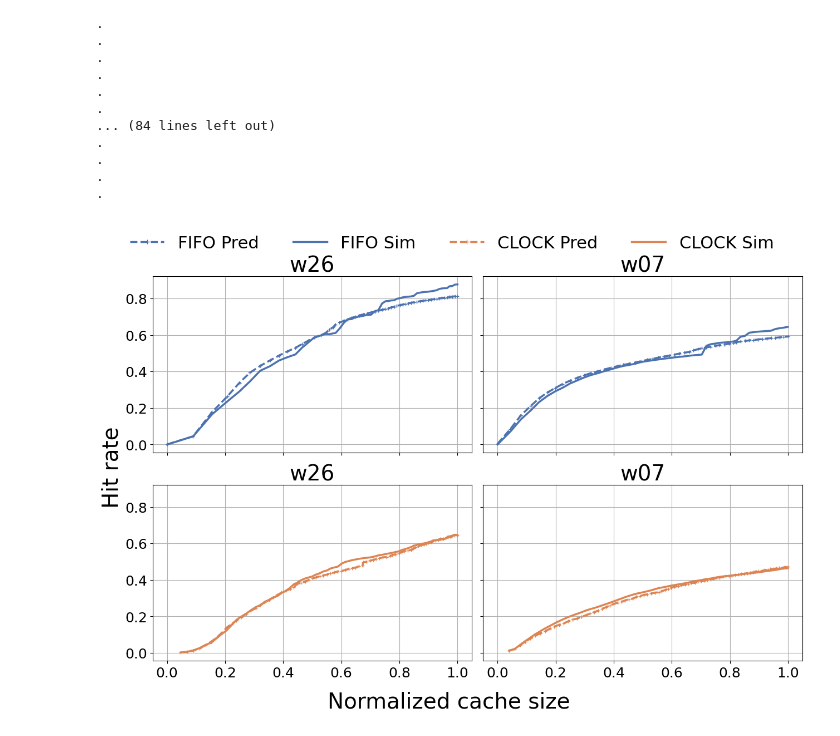
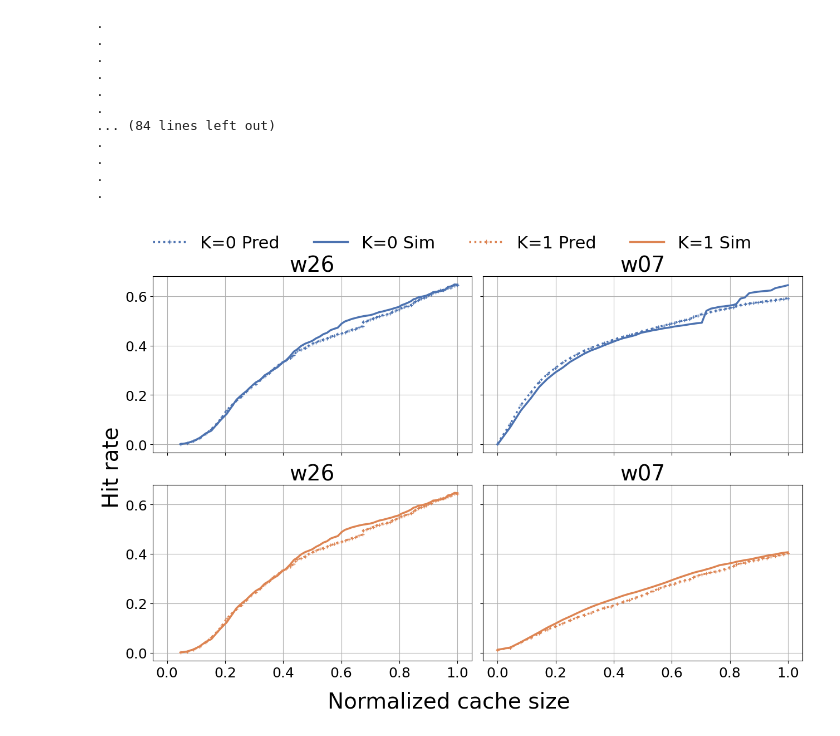
Before and after one commit to Effygal/cache-modeling, a Jupyter notebook: ttl-clock-k.ipynb, the cells around one changed output. Saved outputs shown, nothing was run; the diff lists cells and outputs as text; code cells hidden in the pictures.

```diff
--- a/ttl-clock-k.ipynb
+++ b/ttl-clock-k.ipynb
@@ -759,7 +769,7 @@ def mc_clock(trace):
 # np.save('../data/CLOCK/CLOCK_c_w26_prediction.npy',c_cc_w26)
 # np.save('../data/CLOCK/CLOCK_phits_w26_simulation.npy',hr_w26_sim)
 c26 = np.load('../data/CLOCK/CLOCK_c_w26_prediction.npy')
-hr26 = np.load('../data/CLOCK/CLOCK_phits_w26_prediction.npy')
+hr26_pred = np.load('../data/CLOCK/CLOCK_phits_w26_prediction.npy')
 hr26_sim = np.load('../data/CLOCK/CLOCK_phits_w26_simulation.npy')
 # %%
 w07 = np.load('../data/w07.npy')
@@ -772,7 +782,7 @@ hr_w07_sim = [tg.sim_clock(int(c_),w07, raw=True) for c_ in c_cc_w07]
 # np.save('../data/CLOCK/CLOCK_phits_w07_simulation.npy',hr_w07_sim)
 
 c07 = np.load('../data/CLOCK/CLOCK_c_w07_prediction.npy')
-hr_cc_w07 = np.load('../data/CLOCK/CLOCK_phits_w07_prediction.npy')
+hr_w07_pred = np.load('../data/CLOCK/CLOCK_phits_w07_prediction.npy')
 hr_w07_sim = np.load('../data/CLOCK/CLOCK_phits_w07_simulation.npy')
 # %%
 
@@ -789,53 +799,53 @@ def _norm_xy(c, y_pred, y_sim):
 
 # FIFO w26
 ax = axs[0, 0]
-x, y_pred, y_sim = _norm_xy(c26, h26r_pred, hr26_sim)
-ax.plot(x, y_pred, linestyle='--', marker='+', markersize=4, linewidth=2.5, color=fifo_color, label='FIFO Pred')
-ax.plot(x, y_sim, linestyle='-', linewidth=2.5, color=fifo_color, label='FIFO Sim')
+x, y_pred, y_sim = _norm_xy(c26, hr26_pred, hr26_sim)
+ax.plot(x, y_pred, linestyle=':', marker='+', markersize=4, linewidth=2.5, color=fifo_color, label='K=0 Pred')
+ax.plot(x, y_sim, linestyle='-', linewidth=2.5, color=fifo_color, label='K=0 Sim')
 ax.set_title('w26', fontsize=28)
 ax.grid(True)
 
 # FIFO w07
 ax = axs[0, 1]
 x, y_pred, y_sim = _norm_xy(c_w07, phits_model_w07, phits_sim_w07)
-ax.plot(x, y_pred, linestyle='--', marker='+', markersize=4, linewidth=2.5, color=fifo_color, label='FIFO Pred')
-ax.plot(x, y_sim, linestyle='-', linewidth=2.5, color=fifo_color, label='FIFO Sim')
+ax.plot(x, y_pred, linestyle=':', marker='+', markersize=4, linewidth=2.5, color=fifo_color, label='K=0 Pred')
+ax.plot(x, y_sim, linestyle='-', linewidth=2.5, color=fifo_color, label='K=0 Sim')
 ax.set_title('w07', fontsize=28)
 ax.grid(True)
 
 # CLOCK w26
 ax = axs[1, 0]
-x, y_pred, y_sim = _norm_xy(c_cc_w26, hr_cc_w26, hr_w26_sim)
-ax.plot(x, y_pred, linestyle='--', marker='+', markersize=4, linewidth=2.5, color=clock_color, label='CLOCK Pred')
-ax.plot(x, y_sim, linestyle='-', linewidth=2.5, color=clock_color, label='CLOCK Sim')
+x, y_pred, y_sim = _norm_xy(c26, hr26_pred, hr26_sim)
+ax.plot(x, y_pred, linestyle=':', marker='+', markersize=4, linewidth=2.5, color=clock_color, label='K=1 Pred')
+ax.plot(x, y_sim, linestyle='-', linewidth=2.5, color=clock_color, label='K=1 Sim')
 ax.set_title('w26', fontsize=28)
 ax.grid(True)
 
 # CLOCK w07
 ax = axs[1, 1]
-x, y_pred, y_sim = _norm_xy(c_cc_w07, hr_cc_w07, hr_w07_sim)
-ax.plot(x, y_pred, linestyle='--', marker='+', markersize=4, linewidth=2.5, color=clock_color, label='CLOCK Pred')
-ax.plot(x, y_sim, linestyle='-', linewidth=2.5, color=clock_color, label='CLOCK Sim')
+x, y_pred, y_sim = _norm_xy(c_w07, hr_w07_pred, hr_w07_sim)
+ax.plot(x, y_pred, linestyle=':', marker='+', markersize=4, linewidth=2.5, color=clock_color, label='K=1 Pred')
+ax.plot(x, y_sim, linestyle='-', linewidth=2.5, color=clock_color, label='K=1 Sim')
 ax.set_title('w07', fontsize=28)
 ax.grid(True)
 
 for ax in axs.flat:
     ax.tick_params(axis='both', labelsize=18)
 
 fig.supxlabel('Normalized cache size', fontsize=28)
 fig.supylabel('Hit rate', fontsize=28)
 
 from matplotlib.lines import Line2D
 legend_handles = [
-    Line2D([0], [0], color=fifo_color, linestyle='--', marker='+', linewidth=2.5, label='FIFO Pred'),
-    Line2D([0], [0], color=fifo_color, linestyle='-', linewidth=2.5, label='FIFO Sim'),
-    Line2D([0], [0], color=clock_color, linestyle='--', marker='+', linewidth=2.5, label='CLOCK Pred'),
-    Line2D([0], [0], color=clock_color, linestyle='-', linewidth=2.5, label='CLOCK Sim'),
+    Line2D([0], [0], color=fifo_color, linestyle=':', marker='+', linewidth=2.5, label='K=0 Pred'),
+    Line2D([0], [0], color=fifo_color, linestyle='-', linewidth=2.5, label='K=0 Sim'),
+    Line2D([0], [0], color=clock_color, linestyle=':', marker='+', linewidth=2.5, label='K=1 Pred'),
+    Line2D([0], [0], color=clock_color, linestyle='-', linewidth=2.5, label='K=1 Sim'),
 ]
 fig.legend(handles=legend_handles, loc='upper center', ncol=4, fontsize=22, frameon=False)
 
 plt.tight_layout(rect=[0, 0, 1, 0.94])
 plt.savefig('figures/real-pred.pdf', format='pdf', bbox_inches='tight')
 plt.show()
 # %% [output]
-[figure, old version]
+[figure, new version]
```
Also changed, not shown: parts of 19 cells of this notebook, 1 other file.
